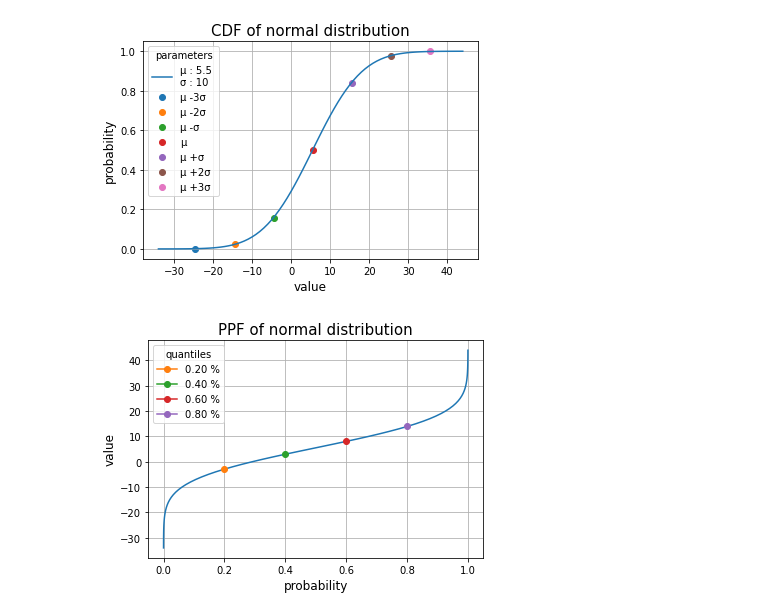
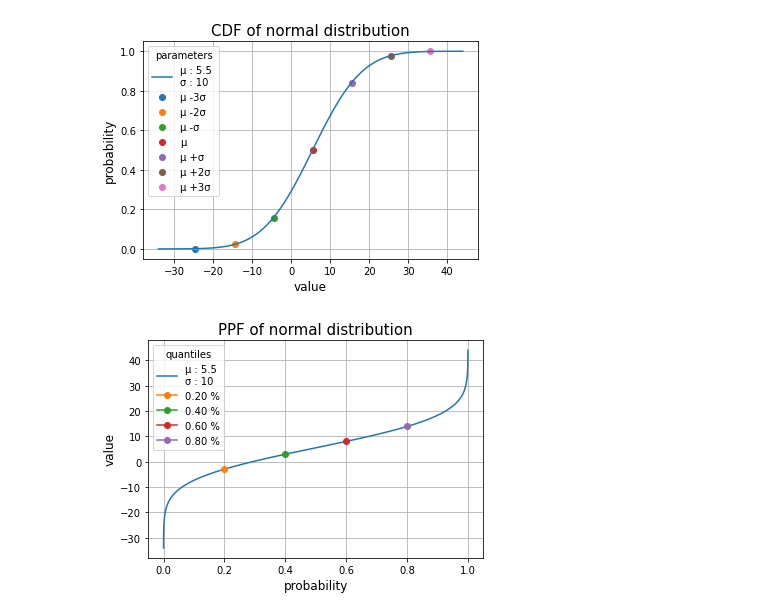
Before and after one commit to deddiebo/distributions, a Jupyter notebook: normal/normal.ipynb, the cells around one changed output. Saved outputs shown, nothing was run; the diff lists cells and outputs as text; code cells hidden in the pictures.

Commit message:
added normal distribution code and plots

```diff
--- a/normal/normal.ipynb
+++ b/normal/normal.ipynb
@@ -61,24 +64,25 @@ plt.show();
 # %%
 # calculate quantile points
 number_quantiles = 5
 interval = 1 / number_quantiles
 interval
 quantile = []
 quantile_val = []
 for n in range(1, number_quantiles):
     quantile.append(interval * n)
     quantile_val.append(dist.ppf(interval * n))
 
 # plot ppf
-cprobs = [dist.cdf(value) for value in values]
-plt.plot(cprobs, values)
+cum_probs = [dist.cdf(value) for value in values]
+plt.plot(cum_probs, values, label=chr(956)+' : '+str(mu)+' \n'+chr(963) +' : '+str(sigma) )
 for n, value in enumerate(quantile):
     plt.plot(value, quantile_val[n], marker ='o', label ='{:.2f} %'.format(value))
 plt.ylabel('value', fontsize=12)
 plt.xlabel('probability', fontsize=12)
 plt.title("PPF of normal distribution", fontsize=15)
 plt.legend(title = 'quantiles', loc = 'upper left')
 plt.grid()
+plt.savefig('normal_ppf.svg')
 plt.show();
 # %% [output]
-[figure, old version]
+[figure, new version]
```
Also changed, not shown: parts of 4 cells of this notebook, 6 other files.
